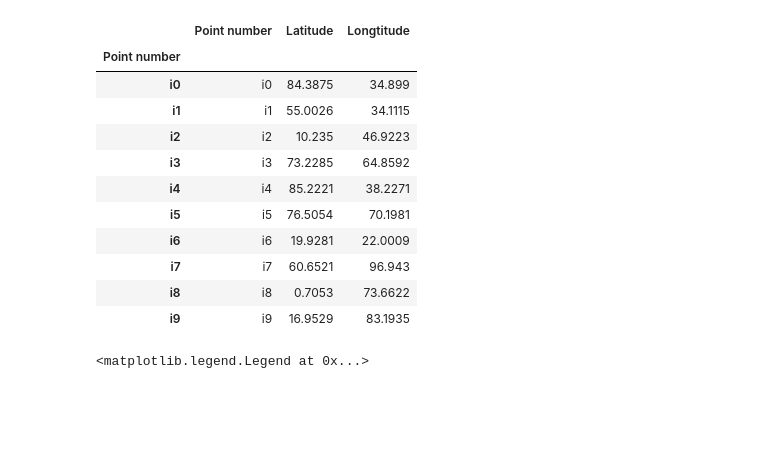
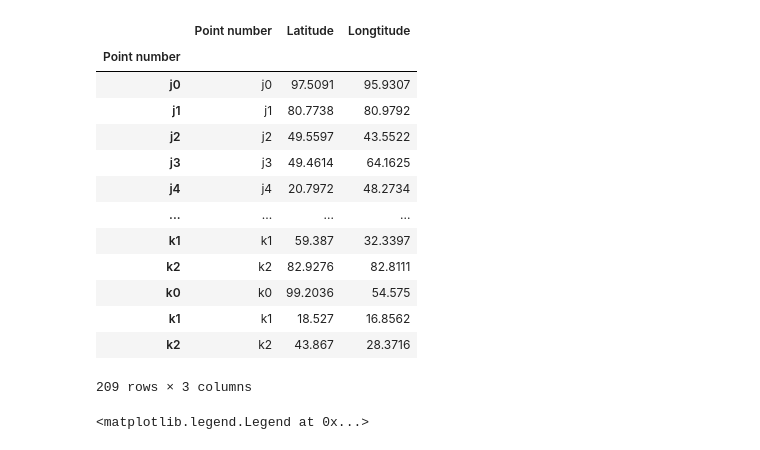
Before and after one commit to petrenaa/Master_Thesis_Drone_Specimen_Delivery, a Jupyter notebook: Specimen Delivery Project.ipynb, the cells around one changed output. Drawn from its saved outputs; the diff is of its cells as text; code cells hidden in the pictures; blank space fills up the shorter version.

```diff
--- a/Specimen Delivery Project.ipynb
+++ b/Specimen Delivery Project.ipynb
@@ -23,43 +23,45 @@ K = pd.DataFrame(columns = ['Point number', 'Latitude', 'Longtitude'])
 # %%
 #Define sets of I, J, K, where J contains I and K
 
 for i in range(i_num):
     I.loc[i, 'Point number'] = 'i'+ str(i)
     I.loc[i, 'Latitude'] = round(random.uniform(0, 100), 4)
     I.loc[i, 'Longtitude'] = round(random.uniform(0, 100), 4)
 
 I.index = I['Point number']
 
 
 for k in range(k_num):
     K.loc[k, 'Point number'] = 'k'+ str(k)
     K.loc[k, 'Latitude'] = round(random.uniform(0, 100), 4)
     K.loc[k, 'Longtitude'] = round(random.uniform(0, 100), 4)
 
 K.index = K['Point number']
 
 
 for j in range(j_num):
     J.loc[j, 'Point number'] = 'j'+ str(j)
     J.loc[j, 'Latitude'] = round(random.uniform(0, 100), 4)
     J.loc[j, 'Longtitude'] = round(random.uniform(0, 100), 4)
 
 J.index = J['Point number']
-#J = pd.concat([J, K], axis = 0) #Include K to J
-I
+J = pd.concat([J, K], axis = 0) #Include K to J
+J
 # %% [output]
 |  | Point number | Latitude | Longtitude |
 | Point number |  |  |  |
-| i0 | i0 | 84.3875 | 34.899 |
-| i1 | i1 | 55.0026 | 34.1115 |
-| i2 | i2 | 10.235 | 46.9223 |
-| i3 | i3 | 73.2285 | 64.8592 |
-| i4 | i4 | 85.2221 | 38.2271 |
-| i5 | i5 | 76.5054 | 70.1981 |
-| i6 | i6 | 19.9281 | 22.0009 |
-| i7 | i7 | 60.6521 | 96.943 |
-| i8 | i8 | 0.7053 | 73.6622 |
-| i9 | i9 | 16.9529 | 83.1935 |
+| j0 | j0 | 97.5091 | 95.9307 |
+| j1 | j1 | 80.7738 | 80.9792 |
+| j2 | j2 | 49.5597 | 43.5522 |
+| j3 | j3 | 49.4614 | 64.1625 |
+| j4 | j4 | 20.7972 | 48.2734 |
+| ... | ... | ... | ... |
+| k1 | k1 | 59.387 | 32.3397 |
+| k2 | k2 | 82.9276 | 82.8111 |
+| k0 | k0 | 99.2036 | 54.575 |
+| k1 | k1 | 18.527 | 16.8562 |
+| k2 | k2 | 43.867 | 28.3716 |
+209 rows × 3 columns
 # %%
 plt.scatter(J['Latitude'], J['Longtitude'], color = 'blue', edgecolors = 'black',
             marker = 'o', s = 30, label = 'J')
```
Also changed, not shown: parts of 8 cells of this notebook.
